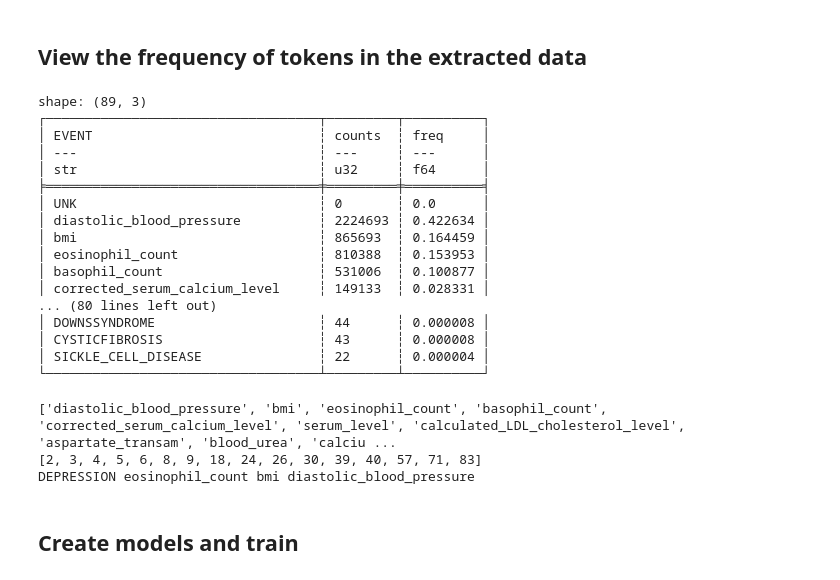
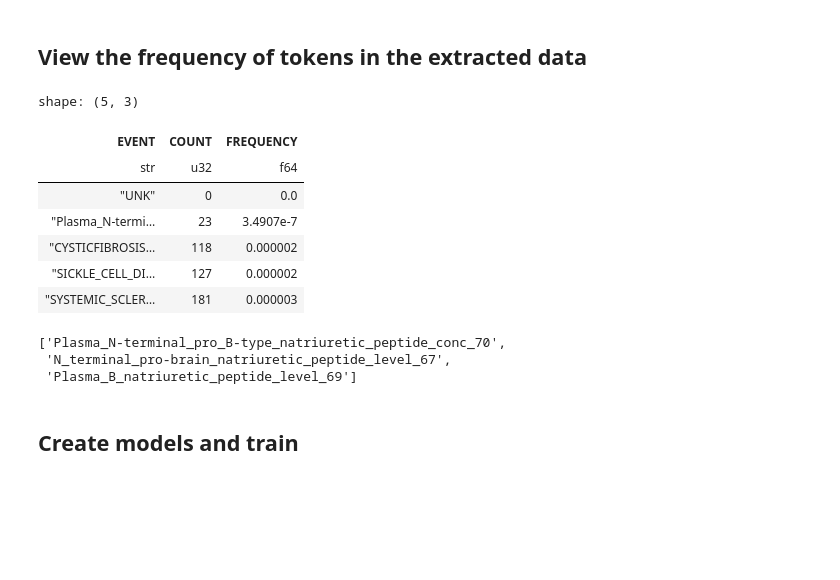
Before and after one commit to cwlgadd/SurvivEHR, a Jupyter notebook: examples/modelling/tteGPT/TTE_tabular.ipynb, the cells around one changed output. Drawn from its saved outputs; the diff is of its cells as text; code cells hidden in the pictures; blank space fills up the shorter version.

```diff
--- a/examples/modelling/tteGPT/TTE_tabular.ipynb
+++ b/examples/modelling/tteGPT/TTE_tabular.ipynb
@@ -49,7 +63,7 @@ config = DemoConfig()
 
 @dataclass
 class OptConfig:
-    batch_size: int = 64
+    batch_size: int = 16
     eval_interval: int = 1
     learning_rate: float = 3e-4
     epochs: int = 50
@@ -146,0 +74,21 @@ print(unstandardise("bmi", standardise("bmi", 20)))
+# %%
+# Get a list of patients which fit a reduced set of criterion
+# path_to_db = "/rds/projects/g/gokhalkm-optimal/OPTIMAL_MASTER_DATASET/archive/Version2/"
+path_to_db = "/rds/projects/g/gokhalkm-optimal/OPTIMAL_MASTER_DATASET/data/"
+
+# Build
+dm = FoundationalDataModule(path_to_db=path_to_db,
+                            load=True,
+                            tokenizer="tabular",
+                            batch_size=opt.batch_size,
+                            max_seq_length=config.block_size,
+                            unk_freq_threshold=config.unk_freq_threshold,
+                            min_workers=1
+                           )
+
+vocab_size = dm.train_set.tokenizer.vocab_size
+
+print(f"{len(dm.train_set)} training patients")
+print(f"{len(dm.val_set)} validation patients")
+print(f"{len(dm.test_set)} test patients")
+print(f"{vocab_size} vocab elements")
@@ -149,36 +121,27 @@ print(unstandardise("bmi", standardise("bmi", 20)))
 # %%
 import polars as pl
 pl.Config.set_tbl_rows(vocab_size + 1)
-print(dm.tokenizer._event_counts)
+display(dm.tokenizer._event_counts.head())
 # %% [output]
-shape: (89, 3)
-┌───────────────────────────────────┬─────────┬──────────┐
-│ EVENT                             ┆ counts  ┆ freq     │
-│ ---                               ┆ ---     ┆ ---      │
-│ str                               ┆ u32     ┆ f64      │
-╞═══════════════════════════════════╪═════════╪══════════╡
-│ UNK                               ┆ 0       ┆ 0.0      │
-│ diastolic_blood_pressure          ┆ 2224693 ┆ 0.422634 │
-│ bmi                               ┆ 865693  ┆ 0.164459 │
-│ eosinophil_count                  ┆ 810388  ┆ 0.153953 │
-│ basophil_count                    ┆ 531006  ┆ 0.100877 │
-│ corrected_serum_calcium_level     ┆ 149133  ┆ 0.028331 │
-... (80 lines left out)
-│ DOWNSSYNDROME                     ┆ 44      ┆ 0.000008 │
-│ CYSTICFIBROSIS                    ┆ 43      ┆ 0.000008 │
-│ SICKLE_CELL_DISEASE               ┆ 22      ┆ 0.000004 │
-└───────────────────────────────────┴─────────┴──────────┘
+shape: (5, 3)
+| EVENT | COUNT | FREQUENCY |
+| str | u32 | f64 |
+| "UNK" | 0 | 0.0 |
+| "Plasma_N-termi… | 23 | 3.4907e-7 |
+| "CYSTICFIBROSIS… | 118 | 0.000002 |
+| "SICKLE_CELL_DI… | 127 | 0.000002 |
+| "SYSTEMIC_SCLER… | 181 | 0.000003 |
 # %%
 # Extract the measurements, using the fact that the diagnoses are all up upper case. This is needed for automatically setting the configuration below
 measurements_for_univariate_regression = [record for record in dm.tokenizer._event_counts["EVENT"] if record.upper() != record]
 
-print(measurements_for_univariate_regression)
-print(dm.encode(measurements_for_univariate_regression))
-print(dm.decode([7,4,3,2]))
+display(measurements_for_univariate_regression[:3])
+# display(dm.encode(measurements_for_univariate_regression))
+# print(dm.decode([7,4,3,2]))
 # %% [output]
-['diastolic_blood_pressure', 'bmi', 'eosinophil_count', 'basophil_count', 'corrected_serum_calcium_level', 'serum_level', 'calculated_LDL_cholesterol_level', 'aspartate_transam', 'blood_urea', 'calciu ...
-[2, 3, 4, 5, 6, 8, 9, 18, 24, 26, 30, 39, 40, 57, 71, 83]
-DEPRESSION eosinophil_count bmi diastolic_blood_pressure
+['Plasma_N-terminal_pro_B-type_natriuretic_peptide_conc_70',
+ 'N_terminal_pro-brain_natriuretic_peptide_level_67',
+ 'Plasma_B_natriuretic_peptide_level_69']
 # %% [markdown]
 ## Create models and train
 # %%
```
Also changed, not shown: parts of 19 cells of this notebook, 32 other files.
